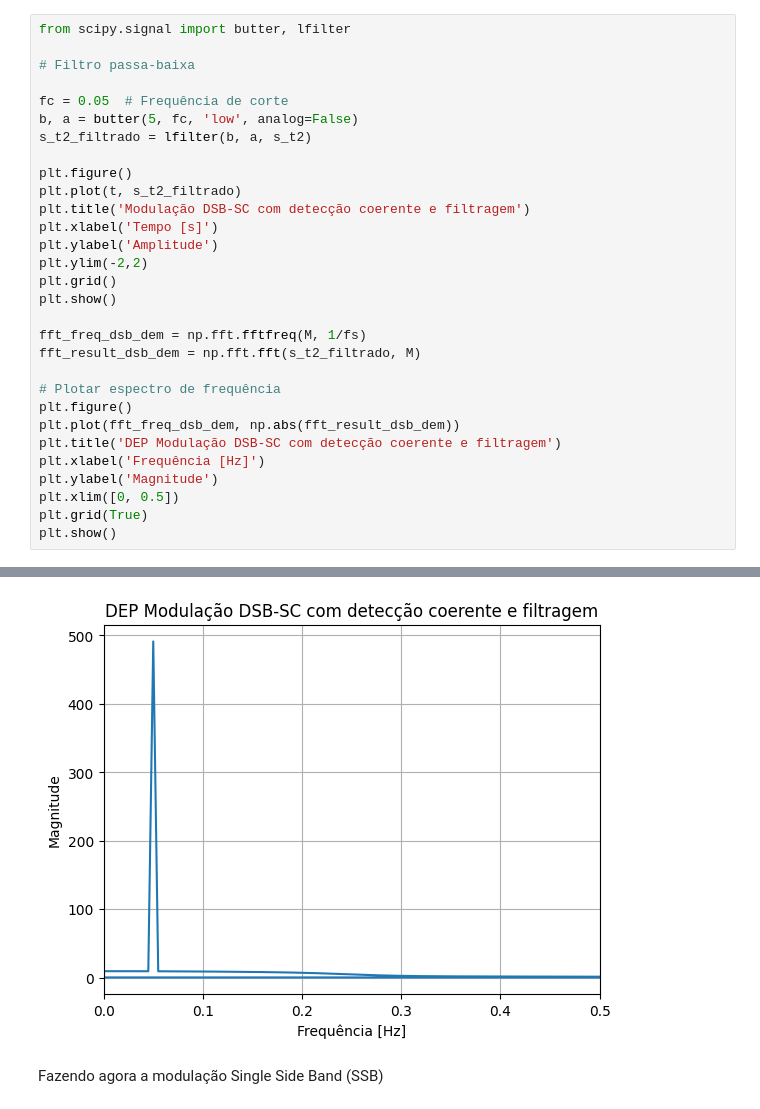
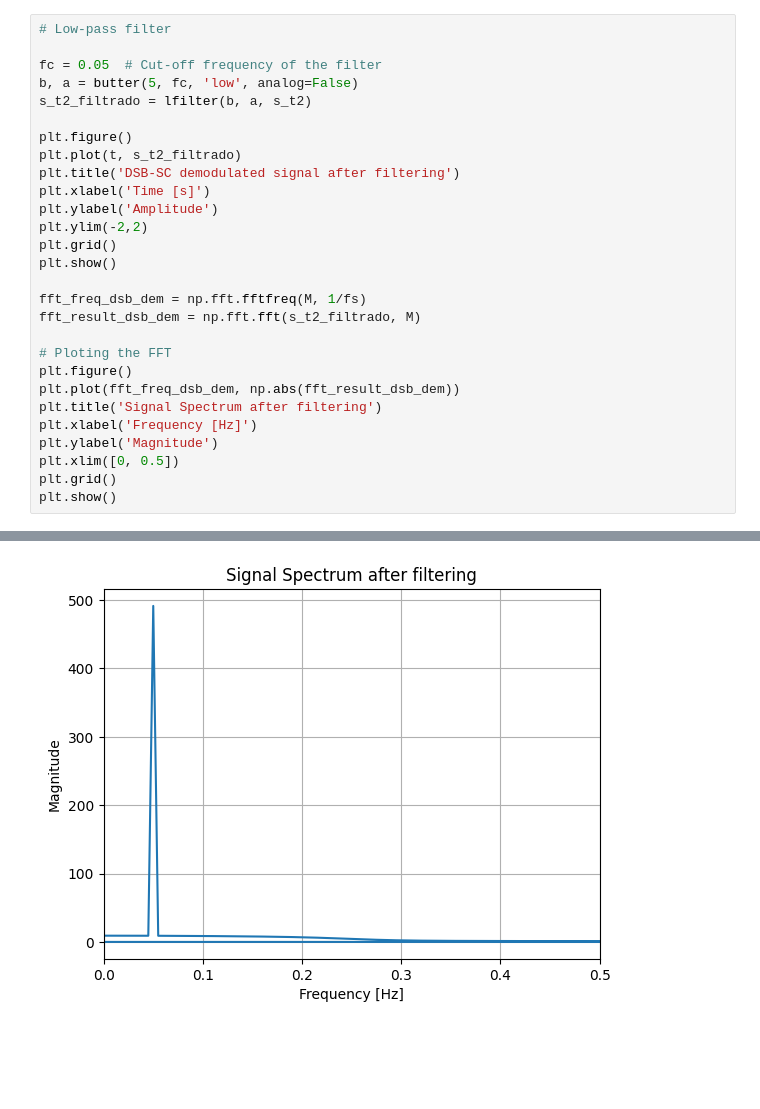
Before and after one commit to vitorfraga12/Principios-de-Comunicaoes, a Jupyter notebook: modulações.ipynb, the cells around one changed output, grey strips where cells are left out. Cells and saved outputs as stored; diff of their text form; blank space fills up the shorter version.

```diff
--- a/modulações.ipynb
+++ b/modulações.ipynb
@@ -103,16 +138,14 @@ plt.show()
 # %%
-from scipy.signal import butter, lfilter
+# Low-pass filter
 
-# Filtro passa-baixa
-
-fc = 0.05  # Frequência de corte
+fc = 0.05  # Cut-off frequency of the filter
 b, a = butter(5, fc, 'low', analog=False)
 s_t2_filtrado = lfilter(b, a, s_t2)
 
 plt.figure()
 plt.plot(t, s_t2_filtrado)
-plt.title('Modulação DSB-SC com detecção coerente e filtragem')
-plt.xlabel('Tempo [s]')
+plt.title('DSB-SC demodulated signal after filtering')
+plt.xlabel('Time [s]')
 plt.ylabel('Amplitude')
 plt.ylim(-2,2)
 plt.grid()
@@ -121,13 +154,13 @@ plt.show()
 fft_freq_dsb_dem = np.fft.fftfreq(M, 1/fs)
 fft_result_dsb_dem = np.fft.fft(s_t2_filtrado, M)
 
-# Plotar espectro de frequência
+# Ploting the FFT
 plt.figure()
 plt.plot(fft_freq_dsb_dem, np.abs(fft_result_dsb_dem))
-plt.title('DEP Modulação DSB-SC com detecção coerente e filtragem')
-plt.xlabel('Frequência [Hz]')
+plt.title('Signal Spectrum after filtering')
+plt.xlabel('Frequency [Hz]')
 plt.ylabel('Magnitude')
 plt.xlim([0, 0.5])
-plt.grid(True)
+plt.grid()
 plt.show()
 # %% [output]
@@ -135,3 +168 @@ plt.show()
-[figure, old version]
+[figure, new version]
-# %% [markdown]
-Fazendo agora a modulação Single Side Band (SSB)
```
Also changed, not shown: parts of 13 cells of this notebook.
